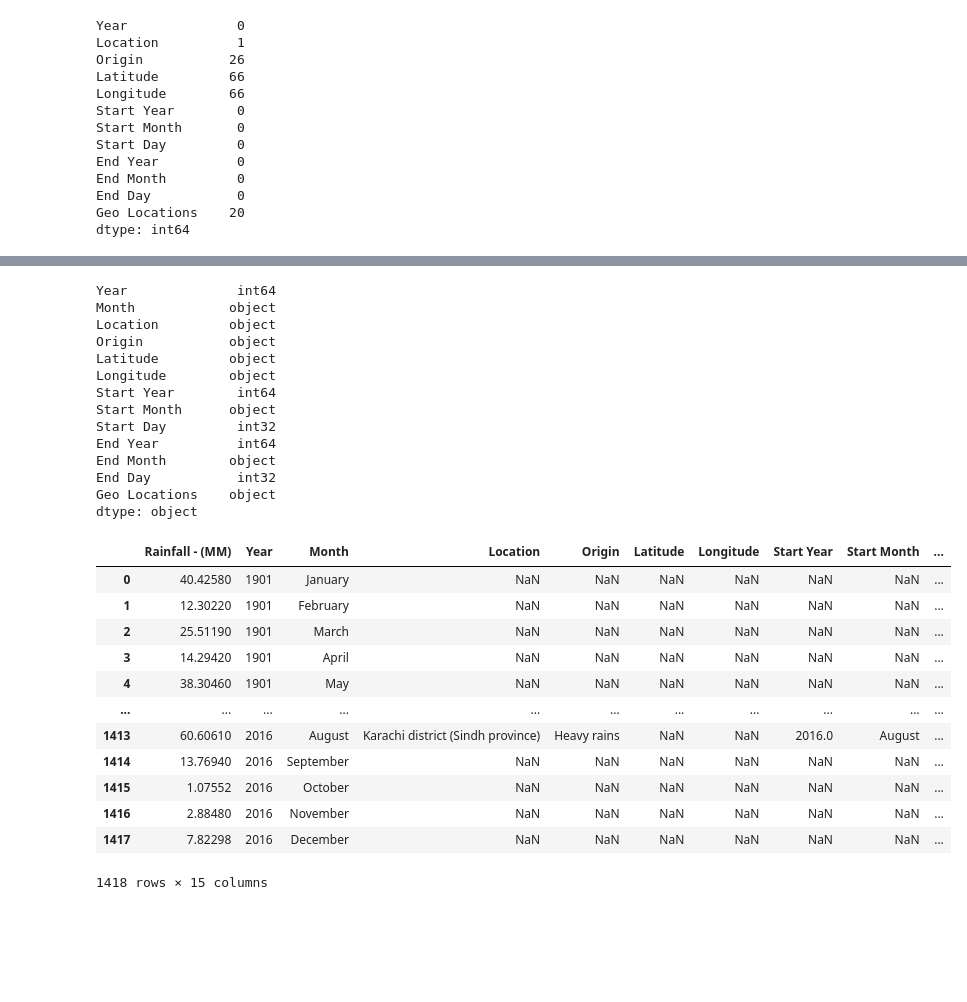
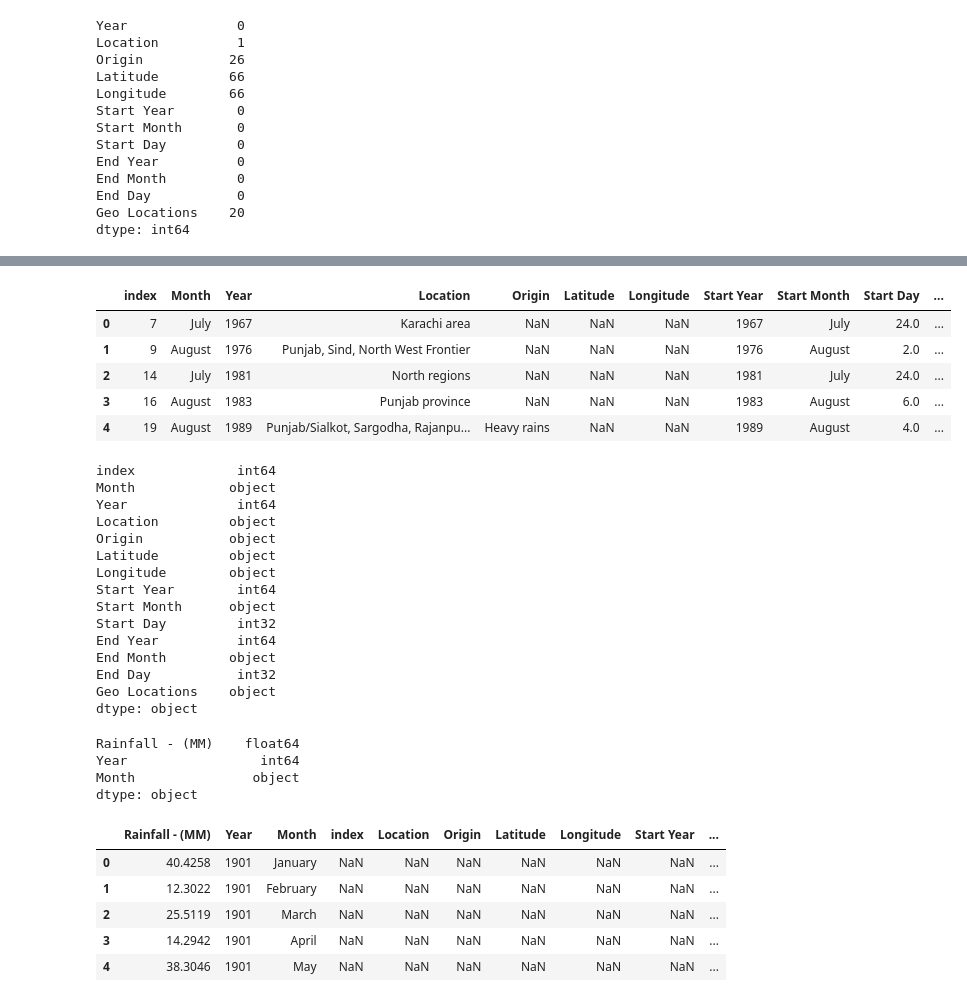
Before and after one commit to AroojArif12143/SILP, a Jupyter notebook: BlogPost1/data/excelFile.ipynb, the cells around one changed output, grey strips where cells are left out. Drawn from its saved outputs; the diff is of its cells as text; code cells hidden in the pictures; blank space fills up the shorter version.

```diff
--- a/part1/data/excelFile.ipynb
+++ b/BlogPost1/data/excelFile.ipynb
@@ -183,4 +183,6 @@ End Month         0
 End Day           0
 Geo Locations    20
 dtype: int64
+# %%
+flood_df.reset_index(inplace=True)
 # %%
@@ -318,0 +312,9 @@ flood_df['End Month'] = flood_df['End Month'].apply(lambda x: calendar.month_nam
+# %%
+flood_df.head()
+# %% [output]
+|  | index | Month | Year | Location | Origin | Latitude | Longitude | Start Year | Start Month | Start Day | ... |
+| 0 | 7 | July | 1967 | Karachi area | NaN | NaN | NaN | 1967 | July | 24.0 | ... |
+| 1 | 9 | August | 1976 | Punjab, Sind, North West Frontier | NaN | NaN | NaN | 1976 | August | 2.0 | ... |
+| 2 | 14 | July | 1981 | North regions | NaN | NaN | NaN | 1981 | July | 24.0 | ... |
+| 3 | 16 | August | 1983 | Punjab province | NaN | NaN | NaN | 1983 | August | 6.0 | ... |
+| 4 | 19 | August | 1989 | Punjab/Sialkot, Sargodha, Rajanpu... | Heavy rains | NaN | NaN | 1989 | August | 4.0 | ... |
@@ -319,8 +324,9 @@ flood_df['End Month'] = flood_df['End Month'].apply(lambda x: calendar.month_nam
 # %%
 flood_df.dtypes
 # %% [output]
+index             int64
+Month            object
 Year              int64
-Month            object
 Location         object
 Origin           object
 Latitude         object
@@ -333,4 +339,11 @@ End Month        object
 End Day           int32
 Geo Locations    object
 dtype: object
+# %%
+rainfall_data.dtypes
+# %% [output]
+Rainfall - (MM)    float64
+Year                 int64
+Month               object
+dtype: object
 # %%
@@ -340,21 +353,14 @@ flood_df['Flood'] = 'Yes'
 merged_data = pd.merge(rainfall_data, flood_df, on=['Year', 'Month'], how='left')
 merged_data['Flood'] = merged_data['Flood'].fillna(value='No')
 # %%
-merged_data
+merged_data.head()
 # %% [output]
-|  | Rainfall - (MM) | Year | Month | Location | Origin | Latitude | Longitude | Start Year | Start Month | ... |
-| 0 | 40.42580 | 1901 | January | NaN | NaN | NaN | NaN | NaN | NaN | ... |
-| 1 | 12.30220 | 1901 | February | NaN | NaN | NaN | NaN | NaN | NaN | ... |
-| 2 | 25.51190 | 1901 | March | NaN | NaN | NaN | NaN | NaN | NaN | ... |
-| 3 | 14.29420 | 1901 | April | NaN | NaN | NaN | NaN | NaN | NaN | ... |
-| 4 | 38.30460 | 1901 | May | NaN | NaN | NaN | NaN | NaN | NaN | ... |
-| ... | ... | ... | ... | ... | ... | ... | ... | ... | ... | ... |
-| 1413 | 60.60610 | 2016 | August | Karachi district (Sindh province) | Heavy rains | NaN | NaN | 2016.0 | August | ... |
-| 1414 | 13.76940 | 2016 | September | NaN | NaN | NaN | NaN | NaN | NaN | ... |
-| 1415 | 1.07552 | 2016 | October | NaN | NaN | NaN | NaN | NaN | NaN | ... |
-| 1416 | 2.88480 | 2016 | November | NaN | NaN | NaN | NaN | NaN | NaN | ... |
-| 1417 | 7.82298 | 2016 | December | NaN | NaN | NaN | NaN | NaN | NaN | ... |
+|  | Rainfall - (MM) | Year | Month | index | Location | Origin | Latitude | Longitude | Start Year | ... |
+| 0 | 40.4258 | 1901 | January | NaN | NaN | NaN | NaN | NaN | NaN | ... |
+| 1 | 12.3022 | 1901 | February | NaN | NaN | NaN | NaN | NaN | NaN | ... |
+| 2 | 25.5119 | 1901 | March | NaN | NaN | NaN | NaN | NaN | NaN | ... |
+| 3 | 14.2942 | 1901 | April | NaN | NaN | NaN | NaN | NaN | NaN | ... |
+| 4 | 38.3046 | 1901 | May | NaN | NaN | NaN | NaN | NaN | NaN | ... |
-1418 rows × 15 columns
 # %%
 column_to_move = merged_data.pop("Flood")
 
```
Also changed, not shown: parts of 12 cells of this notebook, 29 other files.
